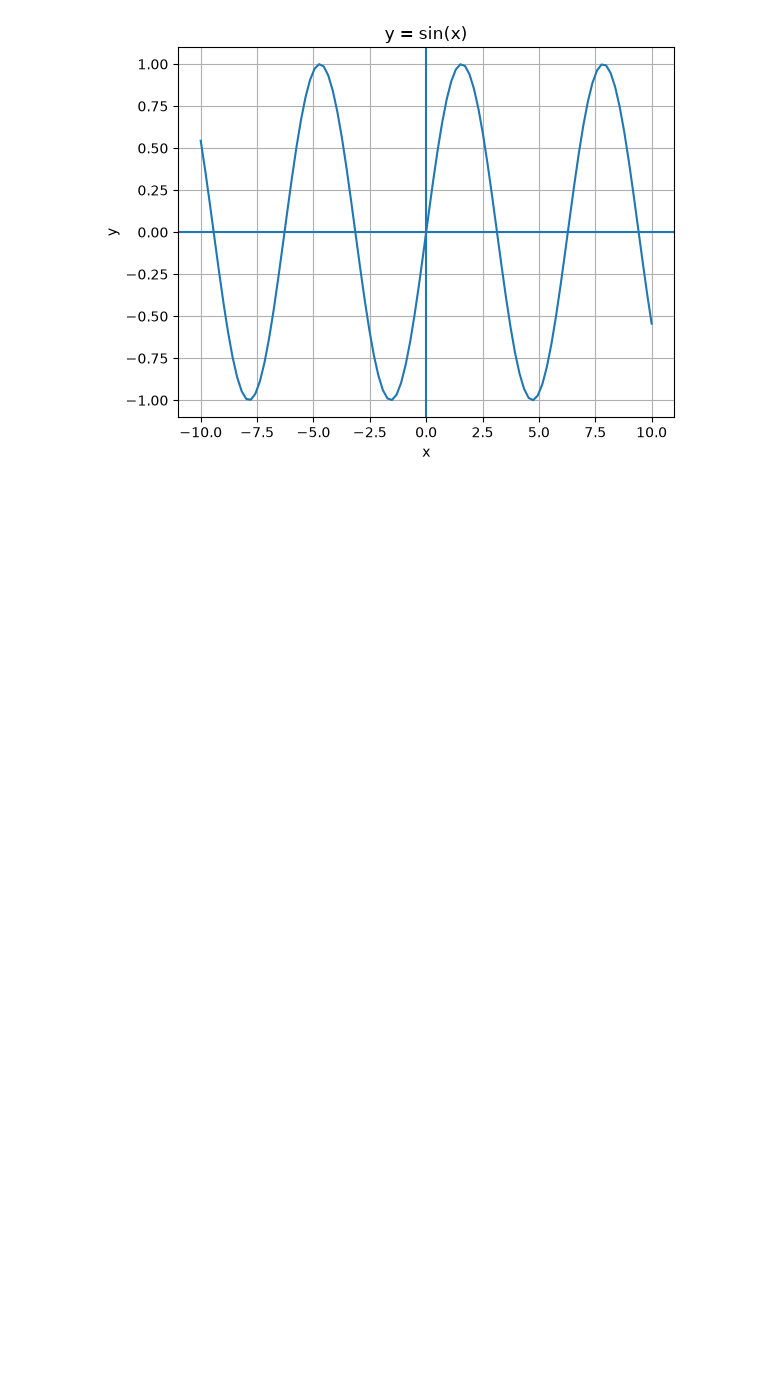
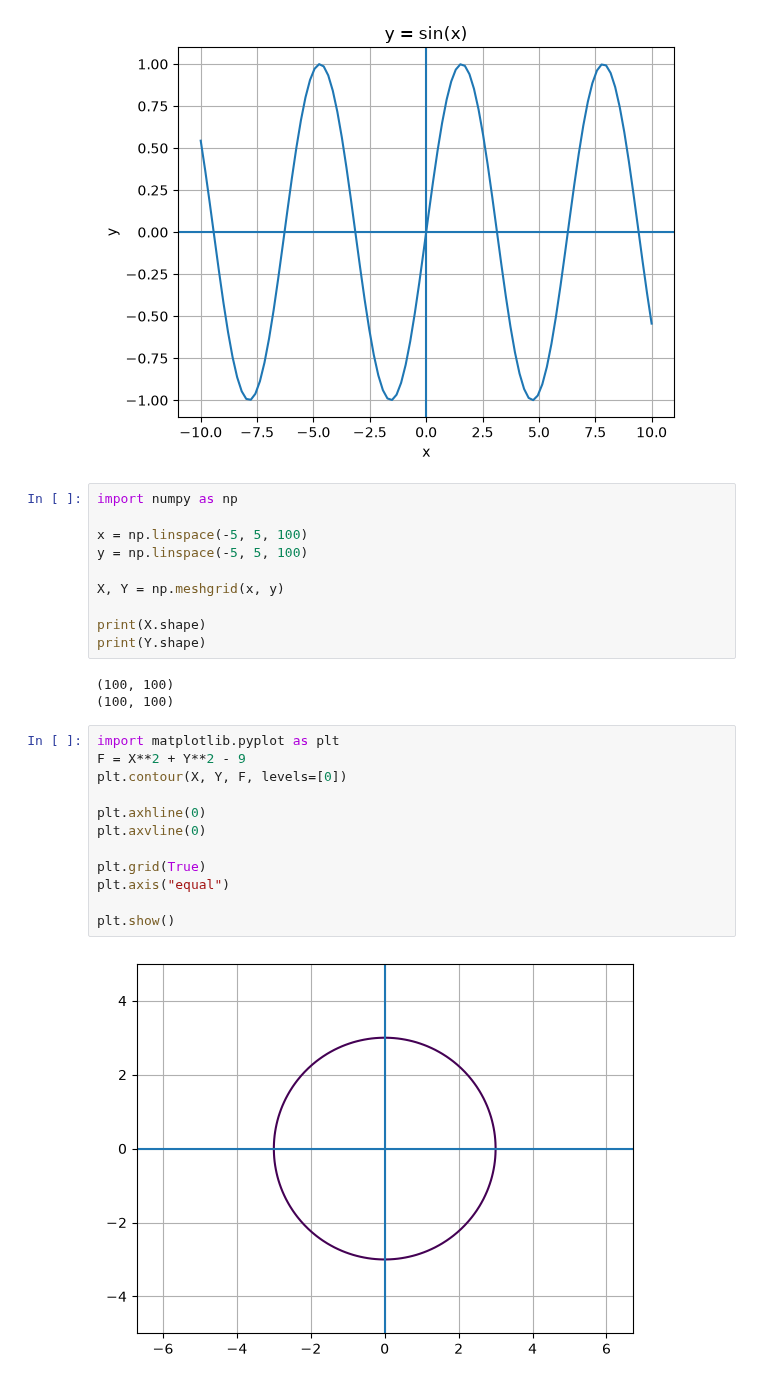
Before and after one commit to 1themn/MathVision, a Jupyter notebook: src/main.ipynb, the cells around one changed output. Drawn from its saved outputs; the diff is of its cells as text; blank space fills up the shorter version.

```diff
--- a/src/main.ipynb
+++ b/src/main.ipynb
@@ -117,3 +117,30 @@ plt.title(f"y = {expression}")
 plt.show()
 # %% [output]
 [figure]
+# %%
+import numpy as np
+
+x = np.linspace(-5, 5, 100)
+y = np.linspace(-5, 5, 100)
+
+X, Y = np.meshgrid(x, y)
+
+print(X.shape)
+print(Y.shape)
+# %% [output]
+(100, 100)
+(100, 100)
+# %%
+import matplotlib.pyplot as plt
+F = X**2 + Y**2 - 9
+plt.contour(X, Y, F, levels=[0])
+
+plt.axhline(0)
+plt.axvline(0)
+
+plt.grid(True)
+plt.axis("equal")
+
+plt.show()
+# %% [output]
+[figure, added]
```
Also changed, not shown: 2 other files.
